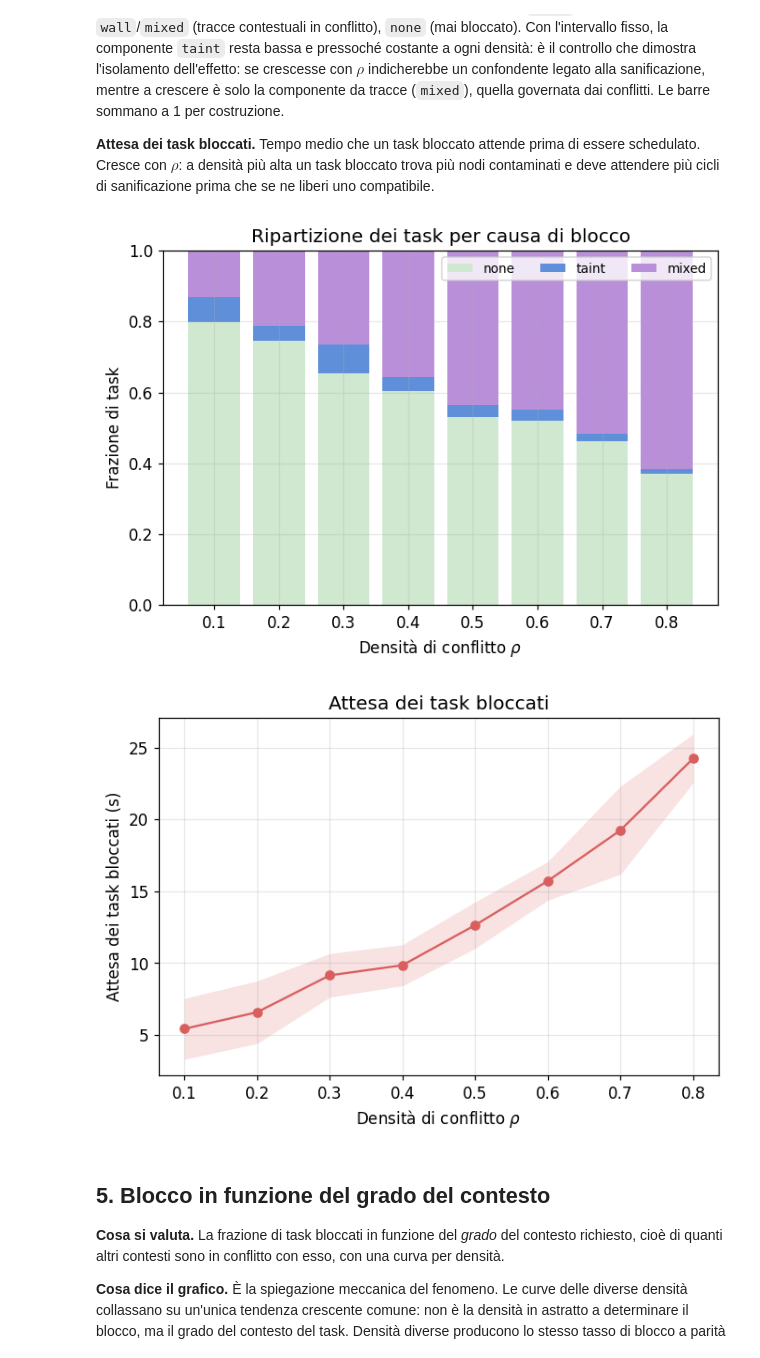
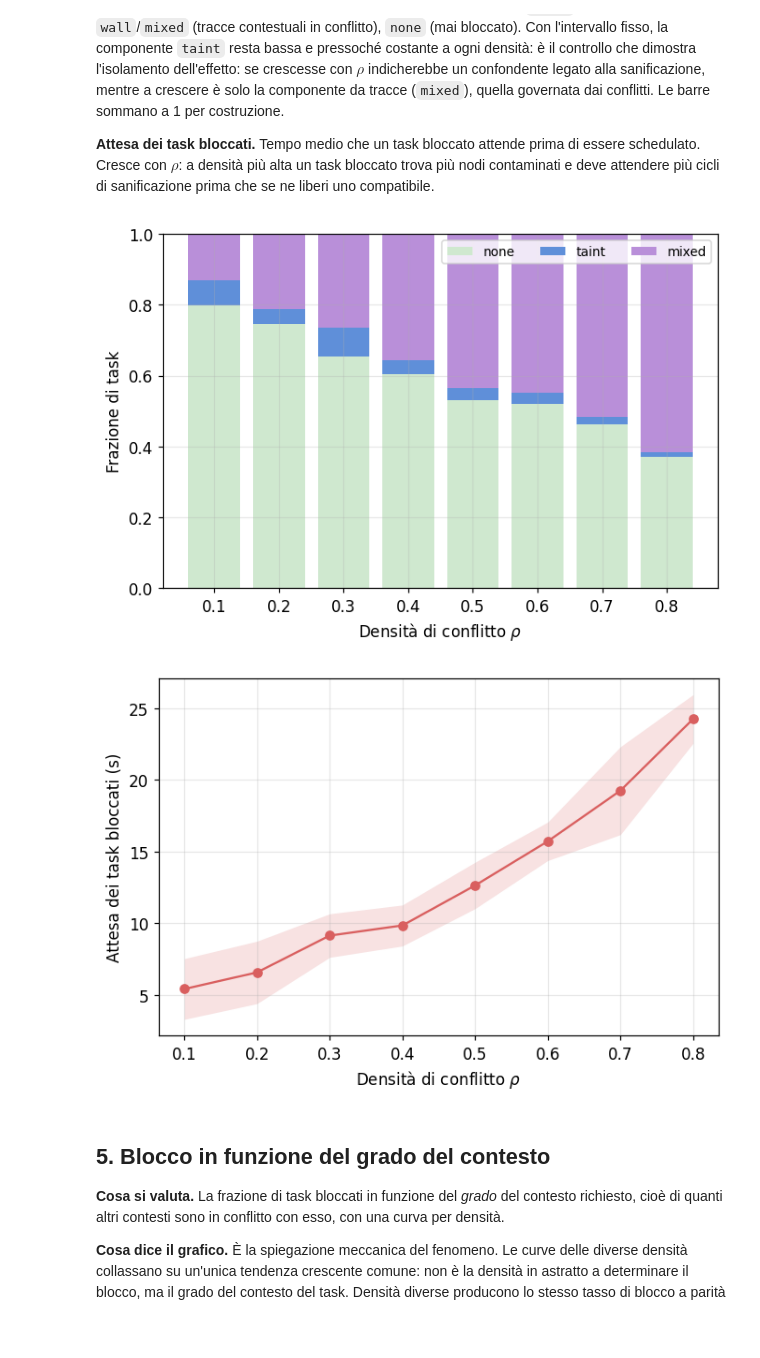
Before and after one commit to Luca-02/policy-driven-task-scheduling, a Jupyter notebook: evaluation/impatto_conflitti.ipynb, the cells around one changed output. Drawn from its saved outputs; the diff is of its cells as text; code cells hidden in the pictures; blank space fills up the shorter version.

```diff
--- a/evaluation/impatto_conflitti.ipynb
+++ b/evaluation/impatto_conflitti.ipynb
@@ -217,23 +217,23 @@ ax.set_xticklabels([f"{d:g}" for d in frac.index])
 ax.set_ylim(0, 1)
 ax.set_xlabel(r"Densità di conflitto $\rho$")
 ax.set_ylabel("Frazione di task")
-ax.set_title("Ripartizione dei task per causa di blocco")
+# ax.set_title("Ripartizione dei task per causa di blocco")
 ax.legend(ncol=len(order), fontsize=9, loc="upper right")
 fig.savefig(FIG_DIR / "conflicts_cause_blocco.png")
 plt.show()
 # %% [output]
-[figure, old version]
+[figure, new version]
 # %%
 wait = utils.per_point_stat(tasks[tasks["blocked"]], "wait_s", "mean")
 fig, ax = plt.subplots(figsize=(7, 4.5))
 band_plot(ax, wait, "#d95f5f")
 set_rho_x(ax)
 ax.set_ylabel("Attesa dei task bloccati (s)")
-ax.set_title("Attesa dei task bloccati")
+# ax.set_title("Attesa dei task bloccati")
 fig.savefig(FIG_DIR / "conflicts_attesa.png")
 plt.show()
 # %% [output]
-[figure, old version]
+[figure, new version]
 # %% [markdown]
 ## 5. Blocco in funzione del grado del contesto
 
```
Also changed, not shown: parts of 5 cells of this notebook, 15 other files.
